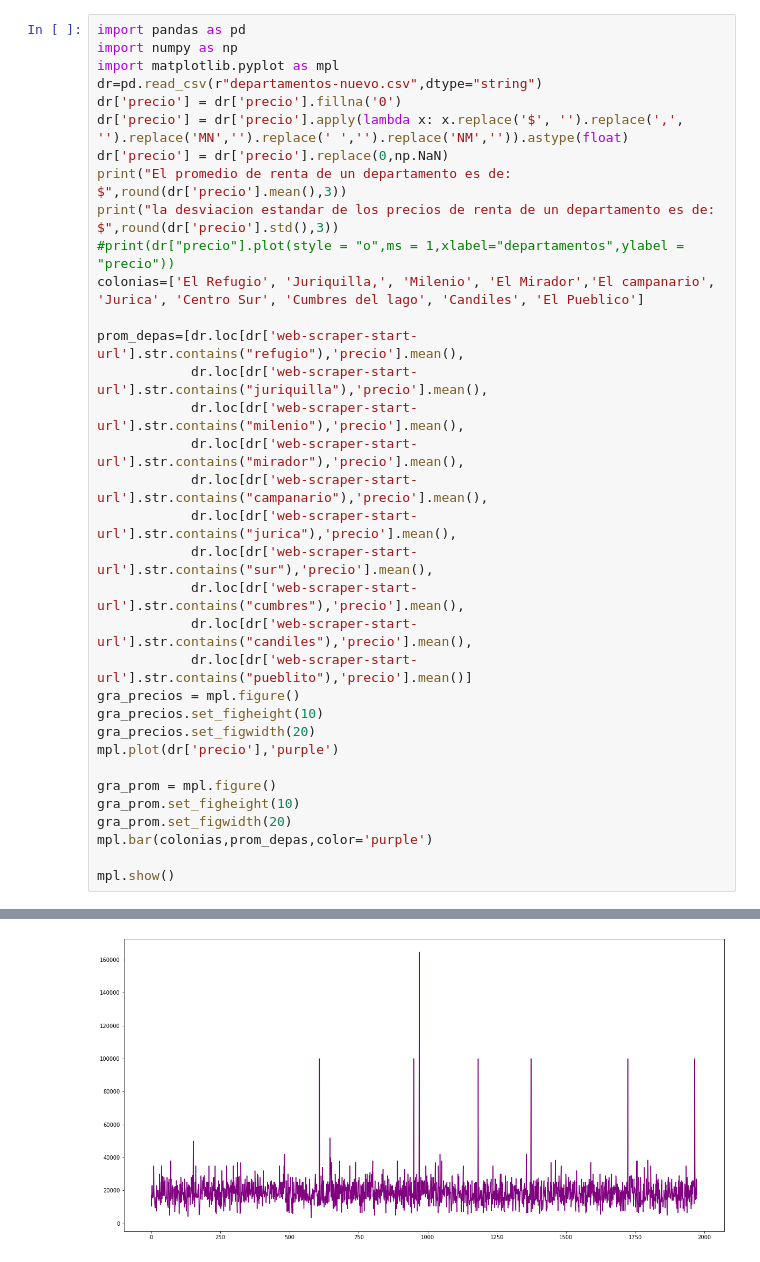
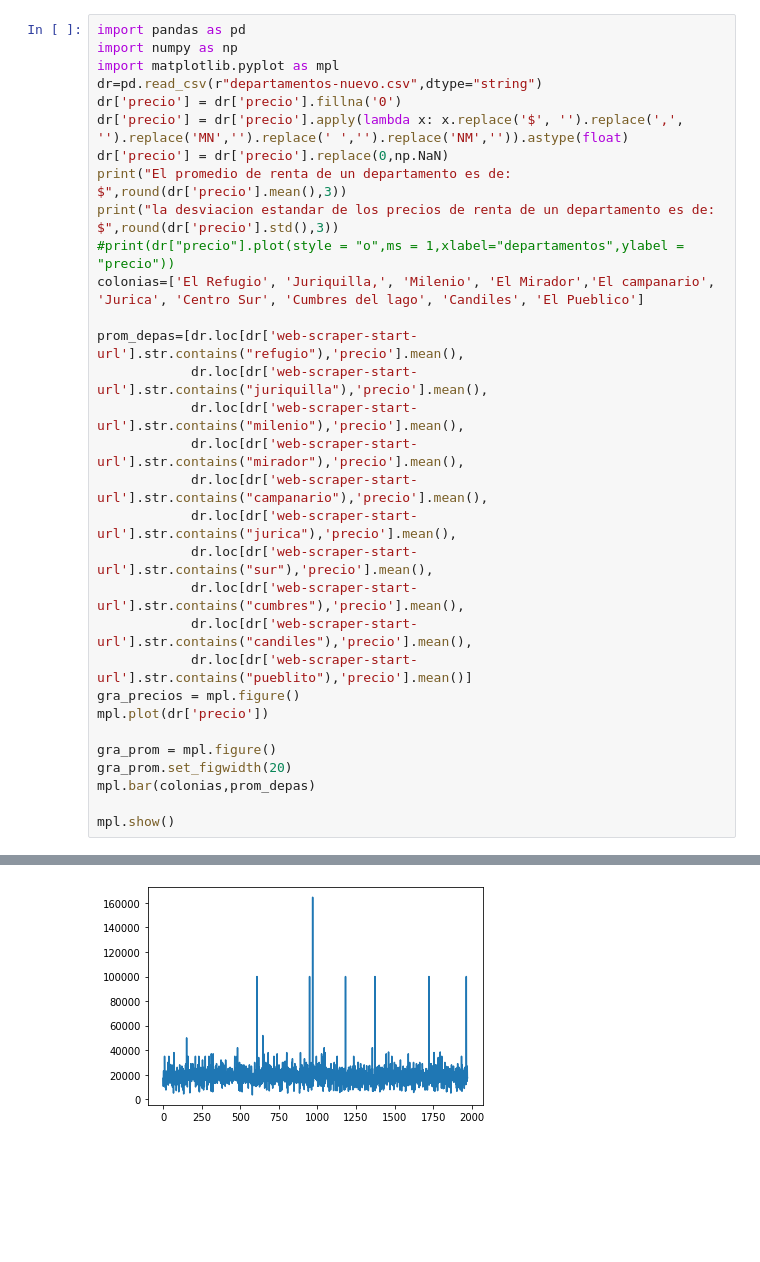
Before and after one commit to fer-sanchez-perez/Data_Science, a Jupyter notebook: graficas_promedios.ipynb, the cells around one changed output, grey strips where cells are left out. Cells and saved outputs as stored; diff of their text form; blank space fills up the shorter version.

```diff
--- a/graficas_promedios.ipynb
+++ b/graficas_promedios.ipynb
@@ -3,36 +3,33 @@ import pandas as pd
 import numpy as np
 import matplotlib.pyplot as mpl
 dr=pd.read_csv(r"departamentos-nuevo.csv",dtype="string")
 dr['precio'] = dr['precio'].fillna('0')
 dr['precio'] = dr['precio'].apply(lambda x: x.replace('$', '').replace(',', '').replace('MN','').replace(' ','').replace('NM','')).astype(float)
 dr['precio'] = dr['precio'].replace(0,np.NaN)
 print("El promedio de renta de un departamento es de: $",round(dr['precio'].mean(),3))
 print("la desviacion estandar de los precios de renta de un departamento es de: $",round(dr['precio'].std(),3))
 #print(dr["precio"].plot(style = "o",ms = 1,xlabel="departamentos",ylabel = "precio"))
 colonias=['El Refugio', 'Juriquilla,', 'Milenio', 'El Mirador','El campanario', 'Jurica', 'Centro Sur', 'Cumbres del lago', 'Candiles', 'El Pueblico']
 
 prom_depas=[dr.loc[dr['web-scraper-start-url'].str.contains("refugio"),'precio'].mean(),
             dr.loc[dr['web-scraper-start-url'].str.contains("juriquilla"),'precio'].mean(),
             dr.loc[dr['web-scraper-start-url'].str.contains("milenio"),'precio'].mean(),
             dr.loc[dr['web-scraper-start-url'].str.contains("mirador"),'precio'].mean(),
             dr.loc[dr['web-scraper-start-url'].str.contains("campanario"),'precio'].mean(),
             dr.loc[dr['web-scraper-start-url'].str.contains("jurica"),'precio'].mean(),
             dr.loc[dr['web-scraper-start-url'].str.contains("sur"),'precio'].mean(),
             dr.loc[dr['web-scraper-start-url'].str.contains("cumbres"),'precio'].mean(),
             dr.loc[dr['web-scraper-start-url'].str.contains("candiles"),'precio'].mean(),
             dr.loc[dr['web-scraper-start-url'].str.contains("pueblito"),'precio'].mean()]
 gra_precios = mpl.figure()
-gra_precios.set_figheight(10)
-gra_precios.set_figwidth(20)
-mpl.plot(dr['precio'],'purple')
+mpl.plot(dr['precio'])
 
 gra_prom = mpl.figure()
-gra_prom.set_figheight(10)
 gra_prom.set_figwidth(20)
-mpl.bar(colonias,prom_depas,color='purple')
+mpl.bar(colonias,prom_depas)
 
 mpl.show()
 # %% [output]
 El promedio de renta de un departamento es de: $ 18879.704
 la desviacion estandar de los precios de renta de un departamento es de: $ 8182.147
-[figure, old version]
+[figure, new version]
```
Also changed, not shown: parts of 2 cells of this notebook, 9 other files.
